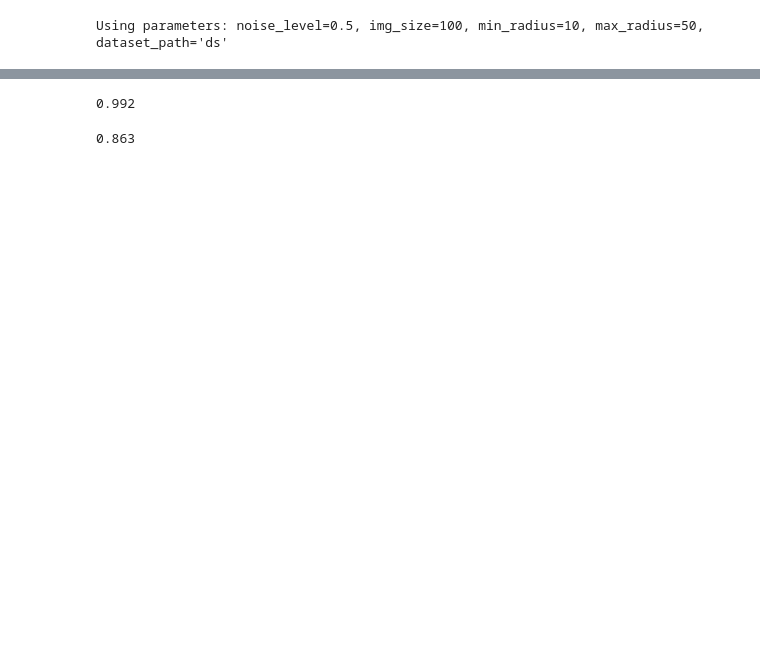
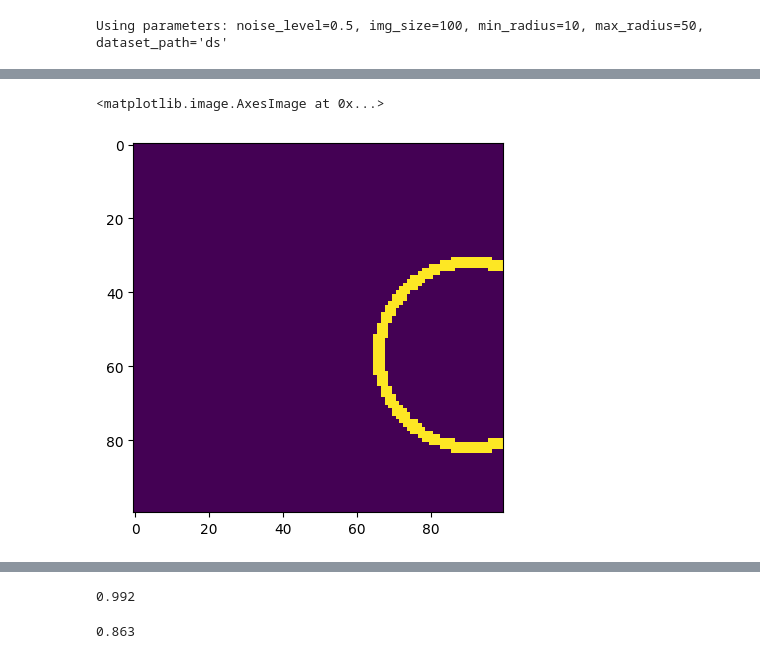
Before and after one commit to TapasKumarDutta1/circle_detection, a Jupyter notebook: demo.ipynb, the cells around one changed output, grey strips where cells are left out. Drawn from its saved outputs; the diff is of its cells as text; code cells hidden in the pictures; blank space fills up the shorter version.

```diff
--- a/demo.ipynb
+++ b/demo.ipynb
@@ -90,0 +108,11 @@ for file in os.listdir(path_of_the_directory):
+# %%
+img=np.zeros((100,100))
+f = open("/content/train/labels/0.txt", "r")
+x=int(f.readline())
+y=int(f.readline())
+radius=int(f.readline())
+cv2.circle(img, (x, y), int(radius), (255,0,0), 2)
+plt.imshow(img)
+# %% [output]
+<matplotlib.image.AxesImage at 0x...>
+[figure, added]
```
Also changed, not shown: parts of 15 cells of this notebook.
